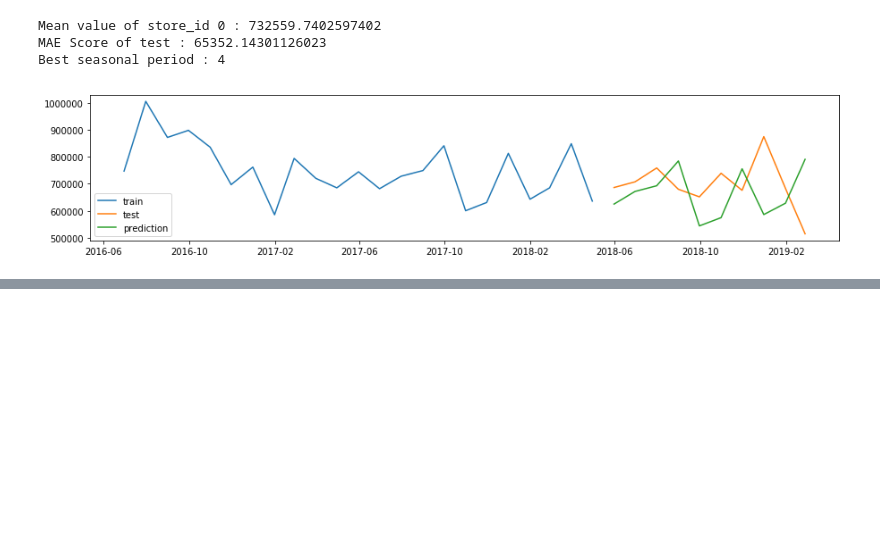
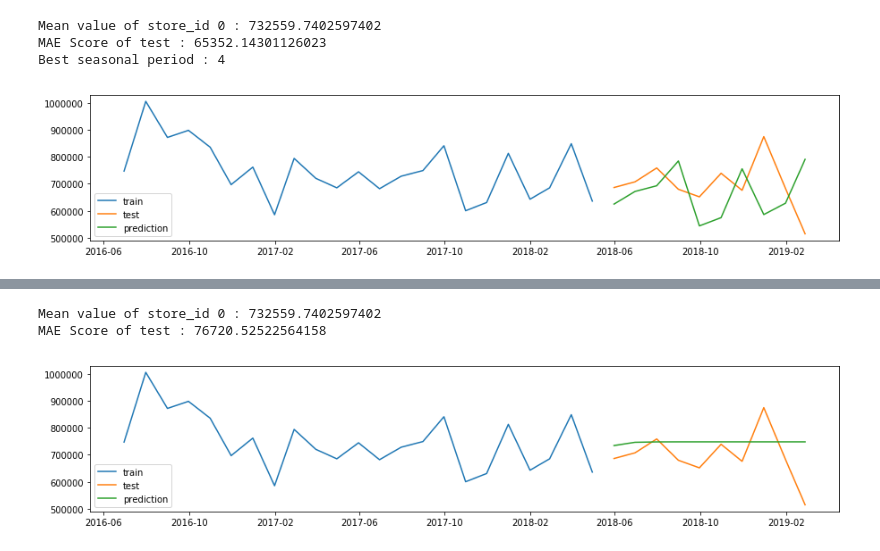
Before and after one commit to parksjsj9368/KAGGLE-DACON, a Jupyter notebook: 04. Dacon - StoreCreditCard/신용카드_매출 예측 4위.ipynb, the cells around one changed output, grey strips where cells are left out. Drawn from its saved outputs; the diff is of its cells as text; code cells hidden in the pictures; blank space fills up the shorter version.

Commit message:
2021.04.25 | add storecreditcard_4

```diff
--- a/04. Dacon - StoreCreditCard/신용카드_매출_예측 4위.ipynb
+++ b/04. Dacon - StoreCreditCard/신용카드_매출 예측 4위.ipynb
@@ -724,0 +724,35 @@ holt_winters_sub.to_csv('./__data/sub/funda_holt_winters_sub.csv', index=False)
+# %%
+df_set = df_month[df_month.store_id == 0]
+
+size = int(len(df_set) * 0.7)
+train = df_set[:size]
+test = df_set[size:]
+
+
+# ARMA(p,q) 모델링
+result = []
+for p, q in itertools.product(range(4), range(2)):
+    if (p==0) and (q==0):
+        continue
+    model = sm.tsa.ARMA(train.amount, (p, q)).fit()
+    try:
+        result.append({"p": p, "q": q, "LLF": model.llf, "AIC": model.aic, "BIC": model.bic})
+    except:
+        pass
+
+
+# 모형 최적 모수 선택
+result = pd.DataFrame(result)
+display(result)
+opt_ar = result.iloc[np.argmin(result['AIC']), 0] # 최적의 p값
+opt_ma = result.iloc[np.argmin(result['AIC']), 1] # 최적의 q값
+# ARMA(1,0) = AR(1)이 최적의 모델
+print(opt_ar, opt_ma)
+
+
+# 최적모수로 ARMA 모델링
+set_arma = sm.tsa.ARMA(train.amount, (opt_ar,opt_ma))
+set_result = set_arma.fit()
+set_output = set_result.forecast(len(test))
+set_pred = set_output[0]
+set_pred
@@ -724,0 +772,9 @@ holt_winters_sub.to_csv('./__data/sub/funda_holt_winters_sub.csv', index=False)
+# %%
+print("Mean value of store_id 0 :", df_set.amount.mean())
+print("MAE Score of test :", mae(test.amount, set_pred))
+
+plot_train_test_pred_graph(train, test, set_pred)
+# %% [output]
+Mean value of store_id 0 : 732559.7402597402
+MAE Score of test : 76720.52522564158
+[figure, added]
```
Also changed, not shown: parts of 65 cells of this notebook, 1 other file.
